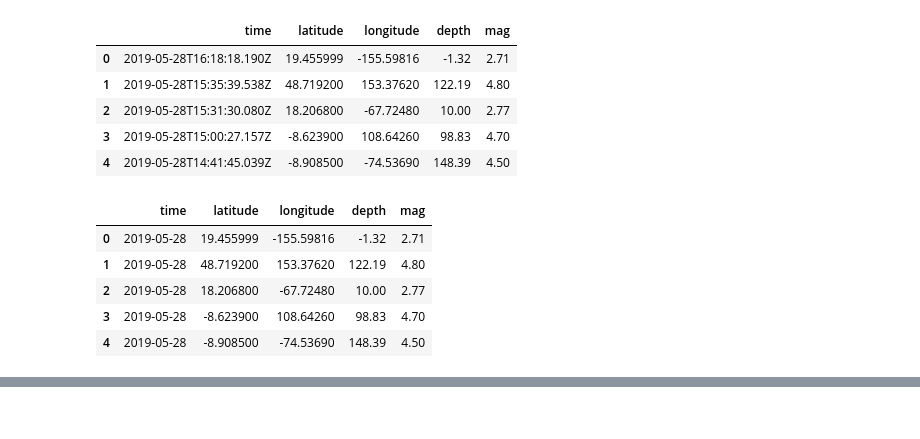
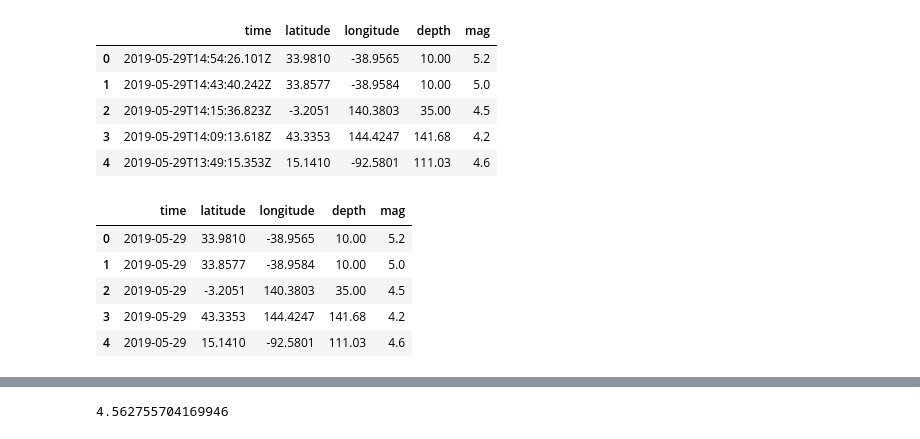
Before and after one commit to labs13-quake-viewer/ds-notebooks, a Jupyter notebook: Plotly_Earthquakes.ipynb, the cells around one changed output, grey strips where cells are left out. Cells and saved outputs as stored; diff of their text form; code cells hidden in the pictures.

Commit message:
Added visualizations and used 2019 data instead of the last 30 days

```diff
--- a/Plotly_Earthquakes.ipynb
+++ b/Plotly_Earthquakes.ipynb
@@ -11,3 +21,6 @@ mapbox_access_token = 'pk.eyJ1IjoiZGxyb21hbm9mZiIsImEiOiJjanBteXZycnQwNGFiNDRwYn
 # %%
-df = pd.read_csv('https://raw.githubusercontent.com/DanielleRomanoff/Organize_Data_Blog/master/world_earthquakes_last_30.csv')
-df = df.drop(['nst', 'gap', 'dmin', 'horizontalError', 'magError', 'magNst'], axis=1)
+# Bringing in and reading csv for 2019 earthquakes
+
+df2019 = pd.read_csv('https://raw.githubusercontent.com/labs13-quake-viewer/ds-data/danielle-romanoff/earthquakes_2019.csv')
+df2019 = df2019.drop(['nst', 'gap', 'dmin', 'horizontalError', 'magError', 'magNst'], axis=1)
+df2019.shape
@@ -14,23 +38,27 @@ df = df.drop(['nst', 'gap', 'dmin', 'horizontalError', 'magError', 'magNst'], ax
 # %%
-quake = df.copy()
-quake = quake.drop(['magType', 'rms', 'net', 'id', 'updated', 'type', 'depthError', 'status',
+# Making a df with only the columns needed for the map
+
+quake2019 = df2019.copy()
+quake2019 = quake2019.drop(['magType', 'rms', 'net', 'id', 'updated', 'type', 'depthError', 'status',
                  'locationSource', 'magSource', 'place'], axis=1)
-quake.head()
+quake2019.head()
 # %% [output]
 |  | time | latitude | longitude | depth | mag |
-| 0 | 2019-05-28T16:18:18.190Z | 19.455999 | -155.59816 | -1.32 | 2.71 |
-| 1 | 2019-05-28T15:35:39.538Z | 48.719200 | 153.37620 | 122.19 | 4.80 |
-| 2 | 2019-05-28T15:31:30.080Z | 18.206800 | -67.72480 | 10.00 | 2.77 |
-| 3 | 2019-05-28T15:00:27.157Z | -8.623900 | 108.64260 | 98.83 | 4.70 |
-| 4 | 2019-05-28T14:41:45.039Z | -8.908500 | -74.53690 | 148.39 | 4.50 |
+| 0 | 2019-05-29T14:54:26.101Z | 33.9810 | -38.9565 | 10.00 | 5.2 |
+| 1 | 2019-05-29T14:43:40.242Z | 33.8577 | -38.9584 | 10.00 | 5.0 |
+| 2 | 2019-05-29T14:15:36.823Z | -3.2051 | 140.3803 | 35.00 | 4.5 |
+| 3 | 2019-05-29T14:09:13.618Z | 43.3353 | 144.4247 | 141.68 | 4.2 |
+| 4 | 2019-05-29T13:49:15.353Z | 15.1410 | -92.5801 | 111.03 | 4.6 |
 # %%
-quake['time'] = quake['time'].str.extract('(\d\d\d\d-\d\d-\d\d)', expand=True)
-quake.head()
+# Using regex to pull out only the date of the earthquake
+
+quake2019['time'] = quake2019['time'].str.extract('(\d\d\d\d-\d\d-\d\d)', expand=True)
+quake2019.head()
 # %% [output]
 |  | time | latitude | longitude | depth | mag |
-| 0 | 2019-05-28 | 19.455999 | -155.59816 | -1.32 | 2.71 |
-| 1 | 2019-05-28 | 48.719200 | 153.37620 | 122.19 | 4.80 |
-| 2 | 2019-05-28 | 18.206800 | -67.72480 | 10.00 | 2.77 |
-| 3 | 2019-05-28 | -8.623900 | 108.64260 | 98.83 | 4.70 |
-| 4 | 2019-05-28 | -8.908500 | -74.53690 | 148.39 | 4.50 |
+| 0 | 2019-05-29 | 33.9810 | -38.9565 | 10.00 | 5.2 |
+| 1 | 2019-05-29 | 33.8577 | -38.9584 | 10.00 | 5.0 |
+| 2 | 2019-05-29 | -3.2051 | 140.3803 | 35.00 | 4.5 |
+| 3 | 2019-05-29 | 43.3353 | 144.4247 | 141.68 | 4.2 |
+| 4 | 2019-05-29 | 15.1410 | -92.5801 | 111.03 | 4.6 |
 # %%
@@ -86,2 +121,8 @@ py.iplot(fig, filename='Earthquakes in the last 30 Days')
 # %% [output]
 [interactive output not drawn]
+# %%
+# Mean magnitude of the earthquakes in 2019
+
+quake2019.mag.mean()
+# %% [output]
+4.562755704169946
```
Also changed, not shown: parts of 10 cells of this notebook, 1 other file.
